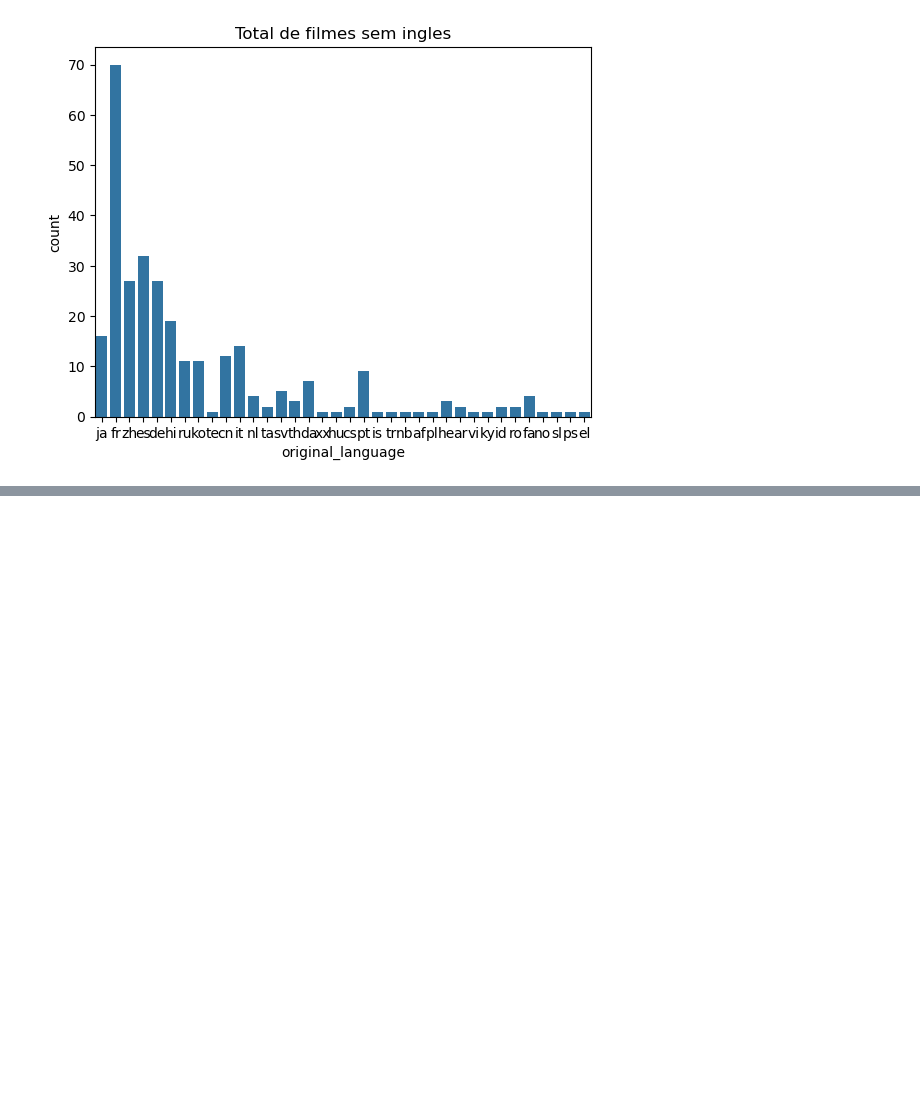
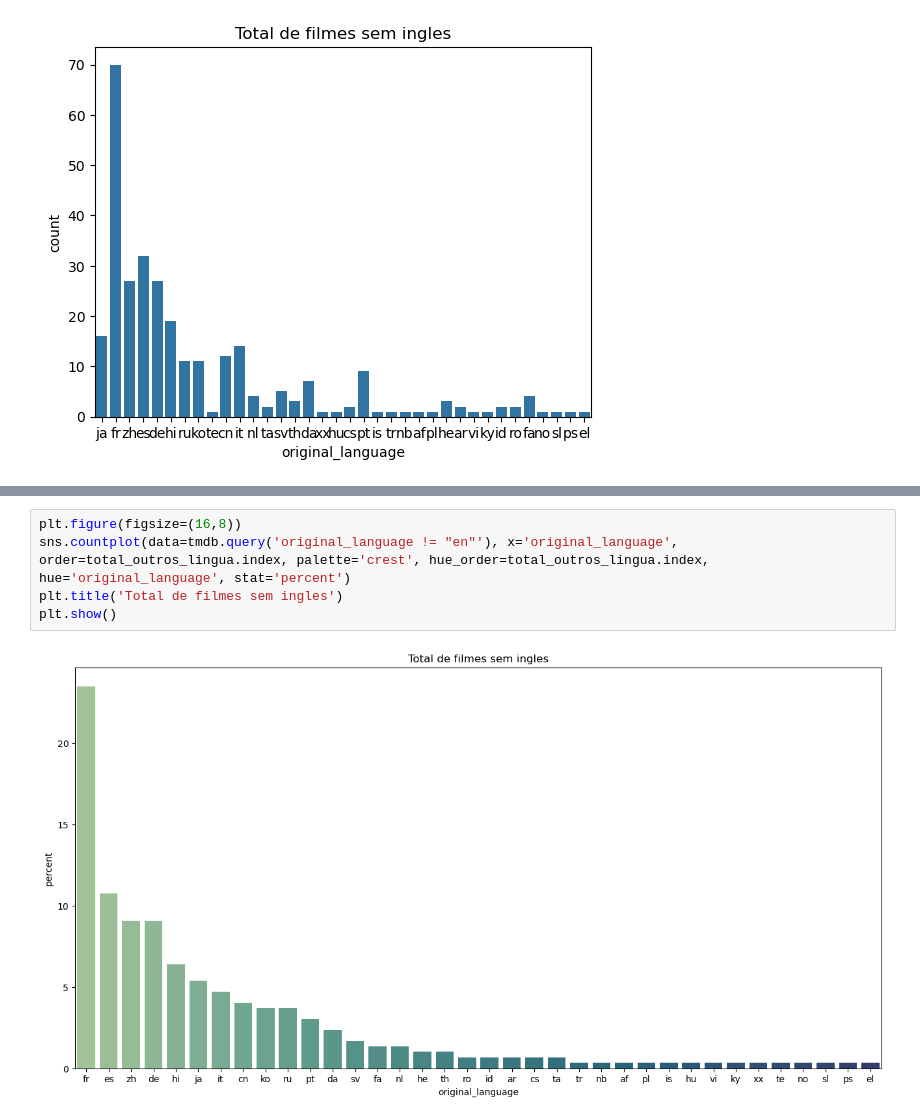
Before and after one commit to carlosvinicius-ai/DataScience, a Jupyter notebook: Codigos/introducao_data_science.ipynb, the cells around one changed output, grey strips where cells are left out. Saved outputs shown, nothing was run; the diff lists cells and outputs as text; blank space fills up the shorter version.

```diff
--- a/Codigos/introducao_data_science.ipynb
+++ b/Codigos/introducao_data_science.ipynb
@@ -311,0 +318,7 @@ plt.show()
+# %%
+plt.figure(figsize=(16,8))
+sns.countplot(data=tmdb.query('original_language != "en"'), x='original_language', order=total_outros_lingua.index, palette='crest', hue_order=total_outros_lingua.index, hue='original_language', stat='percent')
+plt.title('Total de filmes sem ingles')
+plt.show()
+# %% [output]
+[figure, added]
```
Also changed, not shown: parts of 2 cells of this notebook.
